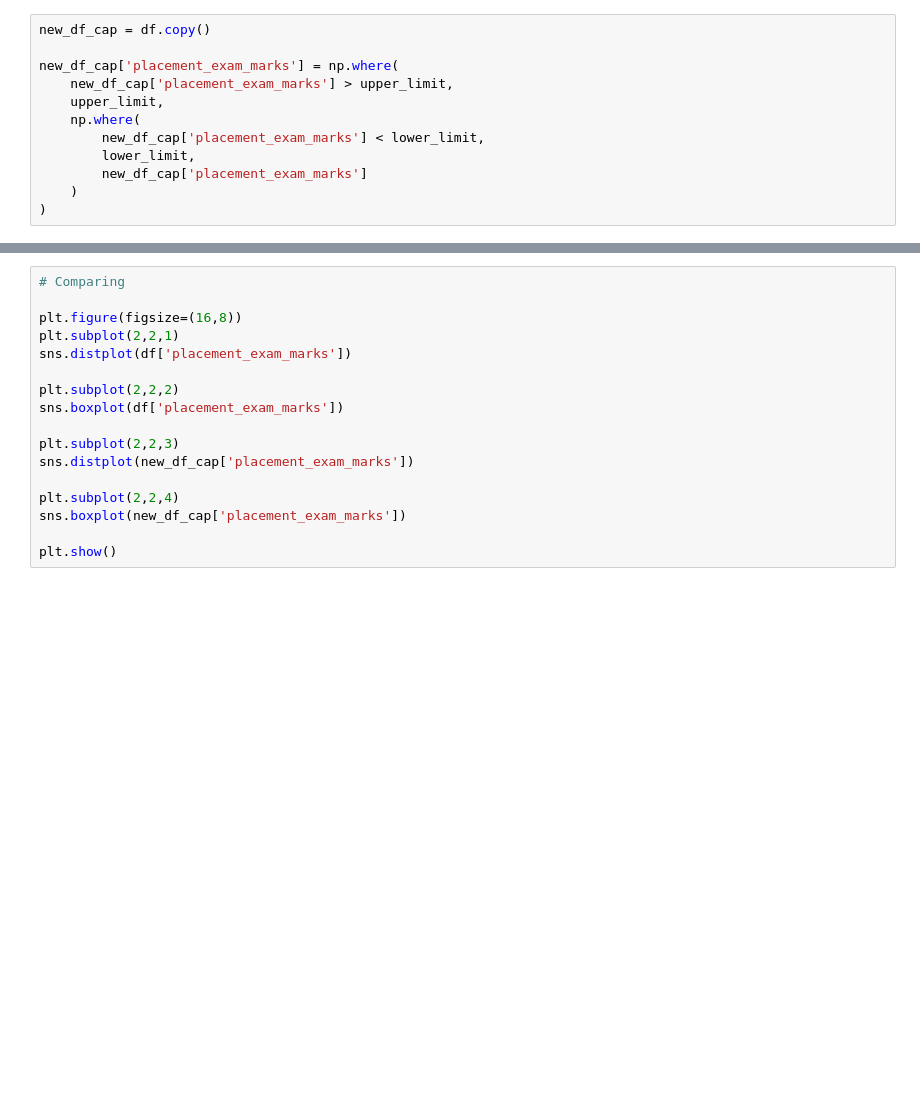
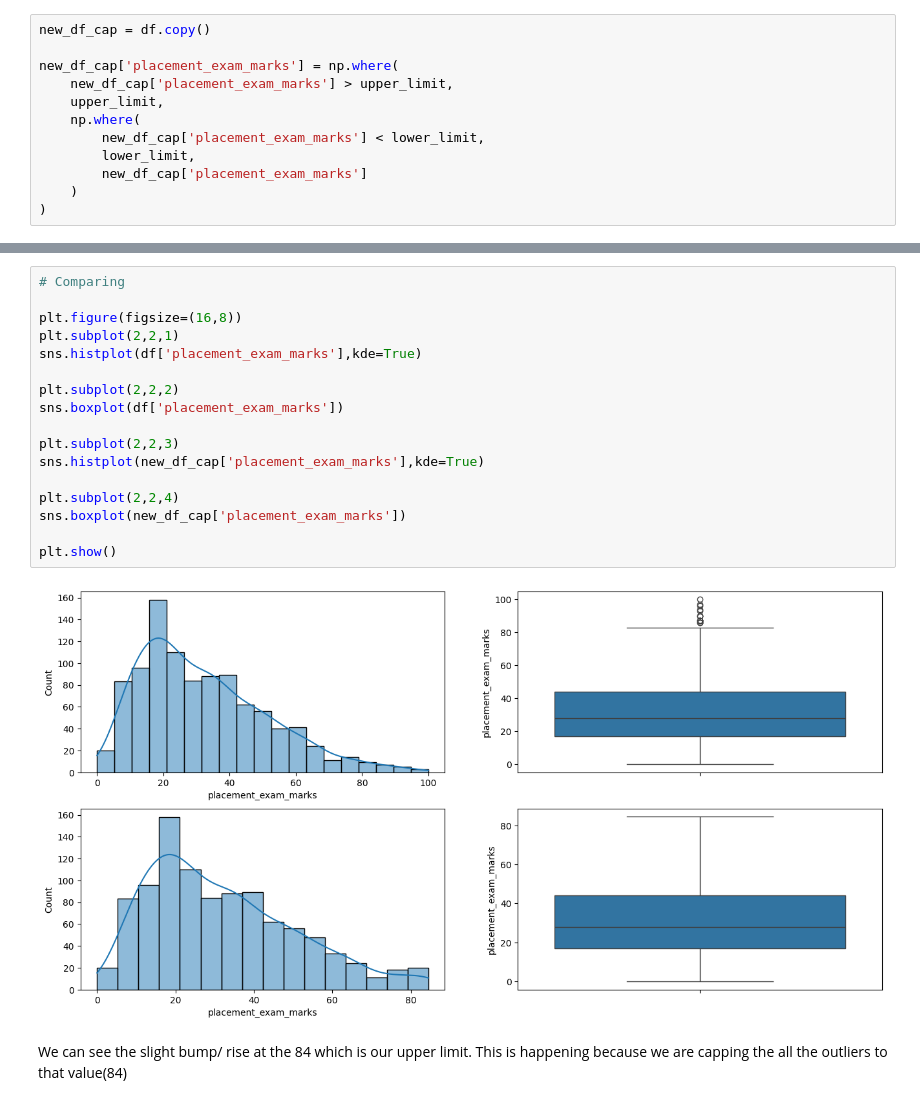
Before and after one commit to Foolmannn/ml-learnings, a Jupyter notebook: 5FeatureEngineering/OutliersDetection_Removal/Box_plot_IQR_method/iqr_boxplot_method.ipynb, the cells around one changed output, grey strips where cells are left out. Saved outputs shown, nothing was run; the diff lists cells and outputs as text; blank space fills up the shorter version.

Commit message:
ML : FE - Outliers detections and removal - IQR method

```diff
--- a/5FeatureEngineering/OutliersDetection_Removal/Box_plot_IQR_method/iqr_boxplot_method.ipynb
+++ b/5FeatureEngineering/OutliersDetection_Removal/Box_plot_IQR_method/iqr_boxplot_method.ipynb
@@ -157,17 +159,21 @@ new_df_cap.shape
 # %%
 # Comparing
 
 plt.figure(figsize=(16,8))
 plt.subplot(2,2,1)
-sns.distplot(df['placement_exam_marks'])
+sns.histplot(df['placement_exam_marks'],kde=True)
 
 plt.subplot(2,2,2)
 sns.boxplot(df['placement_exam_marks'])
 
 plt.subplot(2,2,3)
-sns.distplot(new_df_cap['placement_exam_marks'])
+sns.histplot(new_df_cap['placement_exam_marks'],kde=True)
 
 plt.subplot(2,2,4)
 sns.boxplot(new_df_cap['placement_exam_marks'])
 
 plt.show()
+# %% [output]
+[figure, added]
+# %% [markdown]
+We can see the slight bump/ rise at the 84 which is our upper limit. This is happening because we are capping the all the outliers to that value(84)
```
Also changed, not shown: parts of 3 cells of this notebook.
